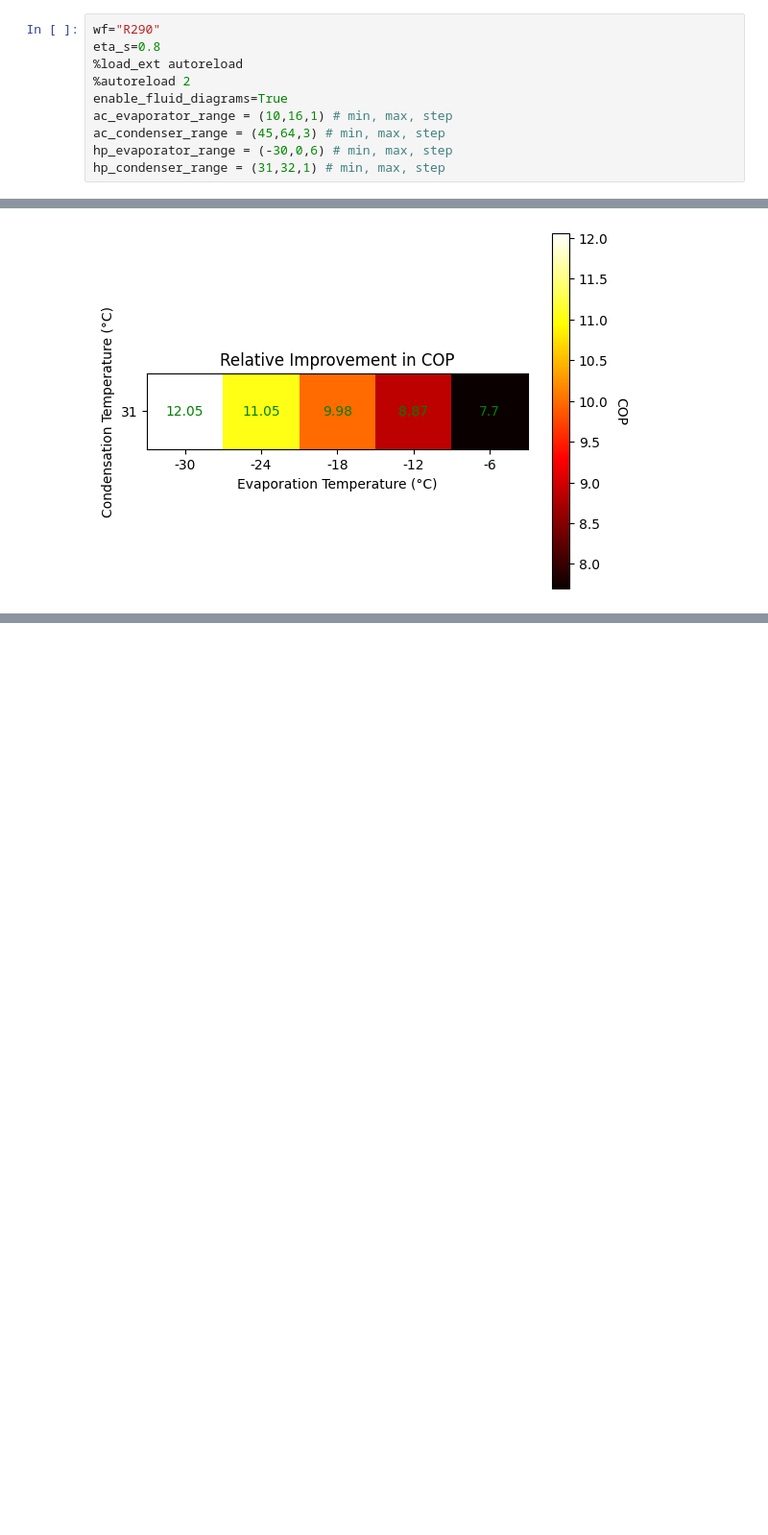
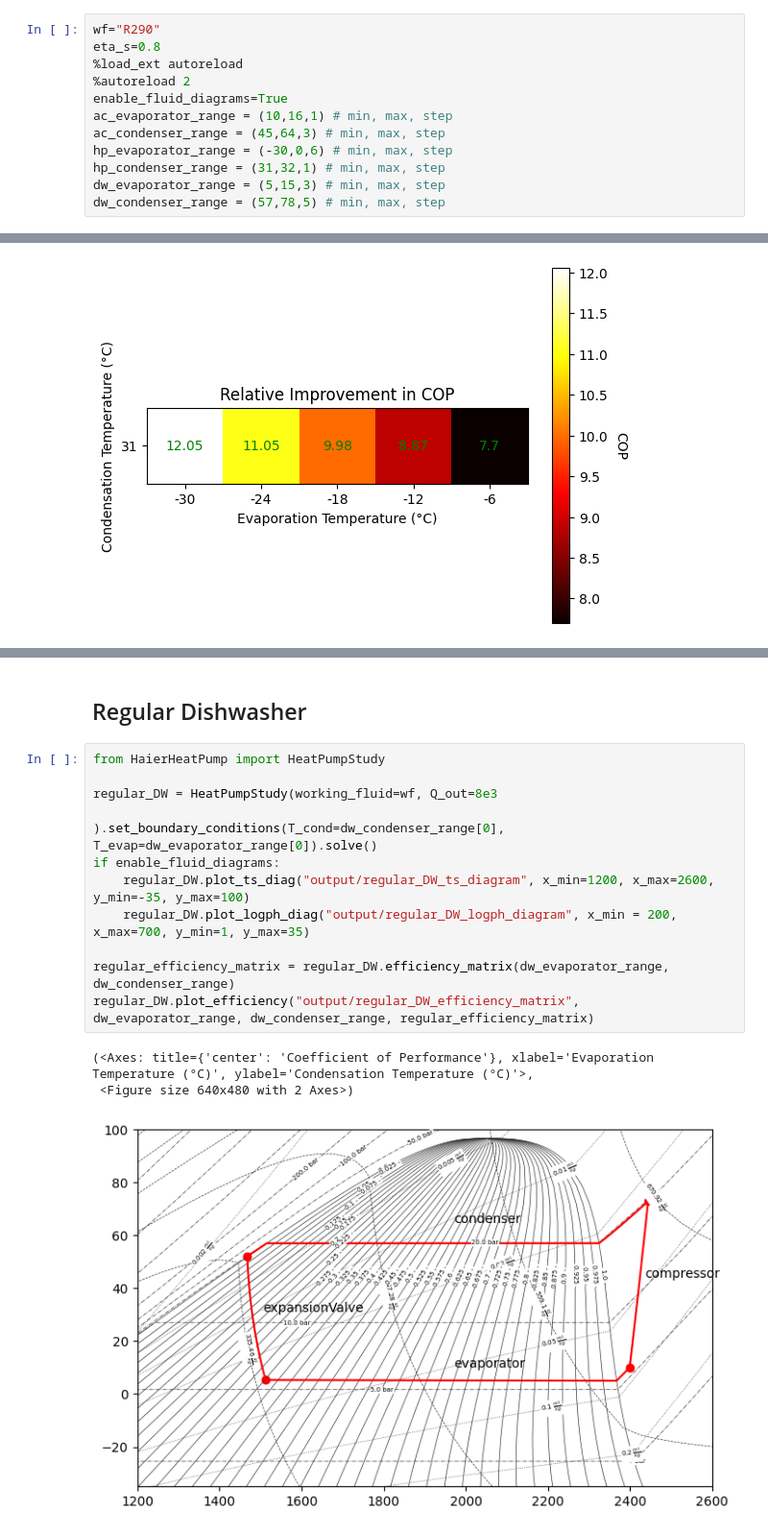
Before and after one commit to Ecalia/heatpump-calculations, a Jupyter notebook: HaierProductStudy/HaierProductStudy.ipynb, the cells around one changed output, grey strips where cells are left out. Shown at 96% size. Drawn from its saved outputs; the diff is of its cells as text; blank space fills up the shorter version.

Commit message:
various fixes after configuring haier study

```diff
--- a/HaierProductStudy/HaierProductStudy.ipynb
+++ b/HaierProductStudy/HaierProductStudy.ipynb
@@ -12,6 +12,8 @@ ac_evaporator_range = (10,16,1) # min, max, step
 ac_condenser_range = (45,64,3) # min, max, step
 hp_evaporator_range = (-30,0,6) # min, max, step
 hp_condenser_range = (31,32,1) # min, max, step
+dw_evaporator_range = (5,15,3) # min, max, step
+dw_condenser_range = (57,78,5) # min, max, step
 # %% [output]
 The autoreload extension is already loaded. To reload it, use:
   %reload_ext autoreload
@@ -94,0 +103,17 @@ relative_efficiency_matrix = recovery_HP.plot_relative_efficiency("output/recove
+# %% [markdown]
+## Regular Dishwasher
+# %%
+from HaierHeatPump import HeatPumpStudy
+
+regular_DW = HeatPumpStudy(working_fluid=wf, Q_out=8e3
+                                ).set_boundary_conditions(T_cond=dw_condenser_range[0], T_evap=dw_evaporator_range[0]).solve()
+if enable_fluid_diagrams:
+    regular_DW.plot_ts_diag("output/regular_DW_ts_diagram", x_min=1200, x_max=2600, y_min=-35, y_max=100)
+    regular_DW.plot_logph_diag("output/regular_DW_logph_diagram", x_min = 200, x_max=700, y_min=1, y_max=35)
+
+regular_efficiency_matrix = regular_DW.efficiency_matrix(dw_evaporator_range, dw_condenser_range)
+regular_DW.plot_efficiency("output/regular_DW_efficiency_matrix", dw_evaporator_range, dw_condenser_range, regular_efficiency_matrix)
+# %% [output]
+(<Axes: title={'center': 'Coefficient of Performance'}, xlabel='Evaporation Temperature (°C)', ylabel='Condensation Temperature (°C)'>,
+ <Figure size 640x480 with 2 Axes>)
+[figure, added]
```
Also changed, not shown: parts of 11 cells of this notebook, 23 other files.
